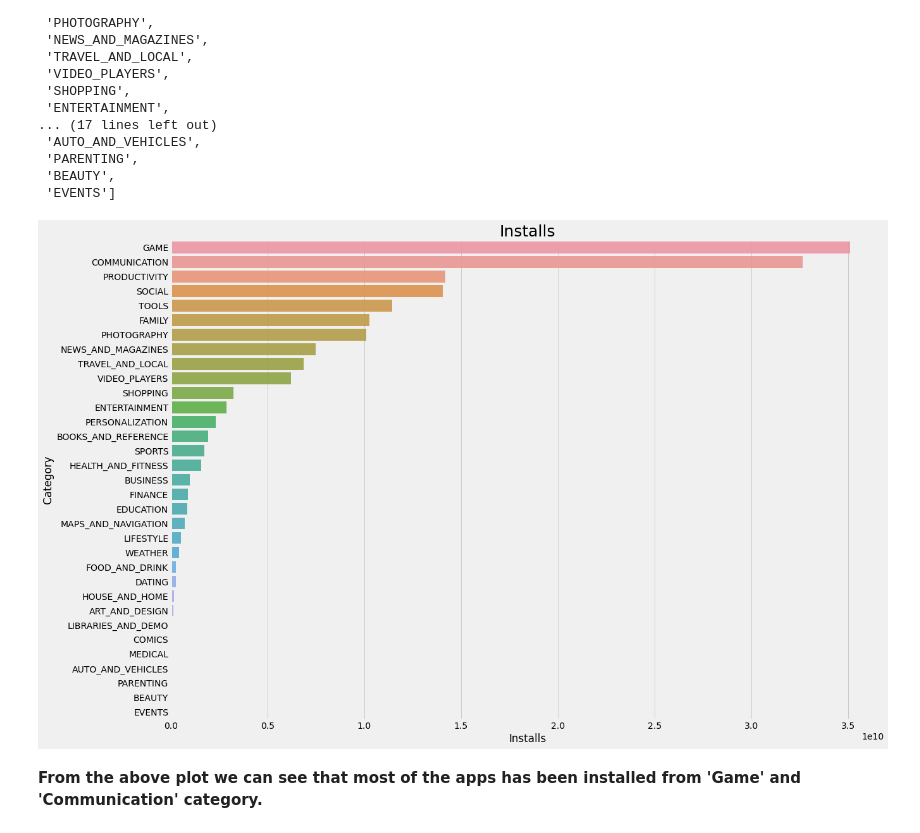
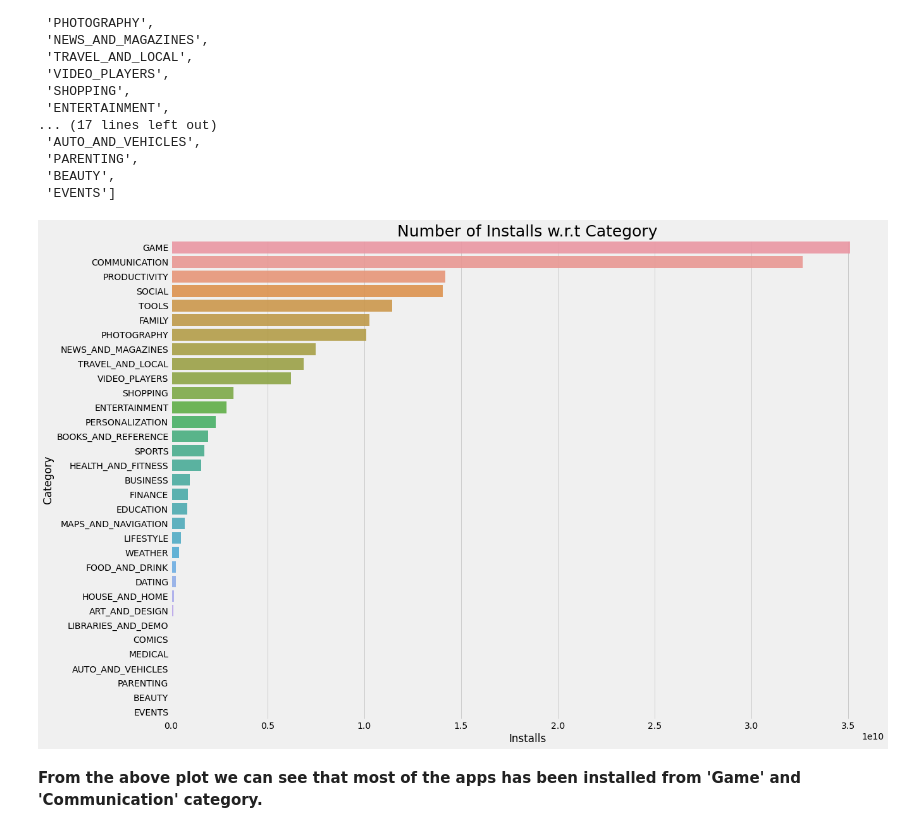
Before and after one commit to nehaa54/exploratory-data-analysis, a Jupyter notebook: Project_playstore_app_analysis_Neha_Jadhav.ipynb, the cells around one changed output. Saved outputs shown, nothing was run; the diff lists cells and outputs as text; code cells hidden in the pictures.

```diff
--- a/Project_playstore_app_analysis_Neha_Jadhav.ipynb
+++ b/Project_playstore_app_analysis_Neha_Jadhav.ipynb
@@ -190,7 +214,6 @@ df1["Reviews"]=pd.to_numeric(df1["Reviews"])
 df1["Installs"]=df1["Installs"].astype(float)
 df1["Price"]=df1["Price"].astype(float)
 df1["Size(Mb)"]=df1["Size(Mb)"].astype(float)
-df1["Rating"]=df1["Rating"].astype(float)
 # %%
 #let's drop the unwanted columns
 df1.drop(['Last Updated','Current Ver','Android Ver'],axis=1,inplace=True)
@@ -297,12 +319,3 @@ plt.show();
 # %% [markdown]
 *  **From above barplot we can see that there are total 33 different categories in the dataset.**
 *  **The most popular apps are from 'Family' and 'Games' category. The least reviews are for the apps from 'Beauty' and 'Comics' Category.**
-# %%
-Category = df1['Content Rating'].value_counts().index
-Values = df1['Content Rating'].value_counts()
-
-Category_list = []
-Values_list = []
-for i in range(len(Category)):
-    Category_list.append(Category[i])
-    Values_list.append(Values[i])
@@ -353,12 +357,12 @@ app_category
 # %%
 # Plotting barplots for visualize apps category w.r.t. number of installs.
 plt.figure(figsize=(18,13))
 plt.xlabel("Installs")
 plt.ylabel("Category")
 graph = sns.barplot(x = number_of_installs, y = app_category, alpha =0.9)
-graph.set_title("Installs", fontsize = 25);
+graph.set_title("Number of Installs w.r.t Category", fontsize = 25);
 # %% [output]
-[figure, old version]
+[figure, new version]
 # %% [markdown]
 **From the above plot we can see that most of the apps has been installed from 'Game' and 'Communication' category.**
 # %% [markdown]
```
Also changed, not shown: parts of 32 cells of this notebook.
